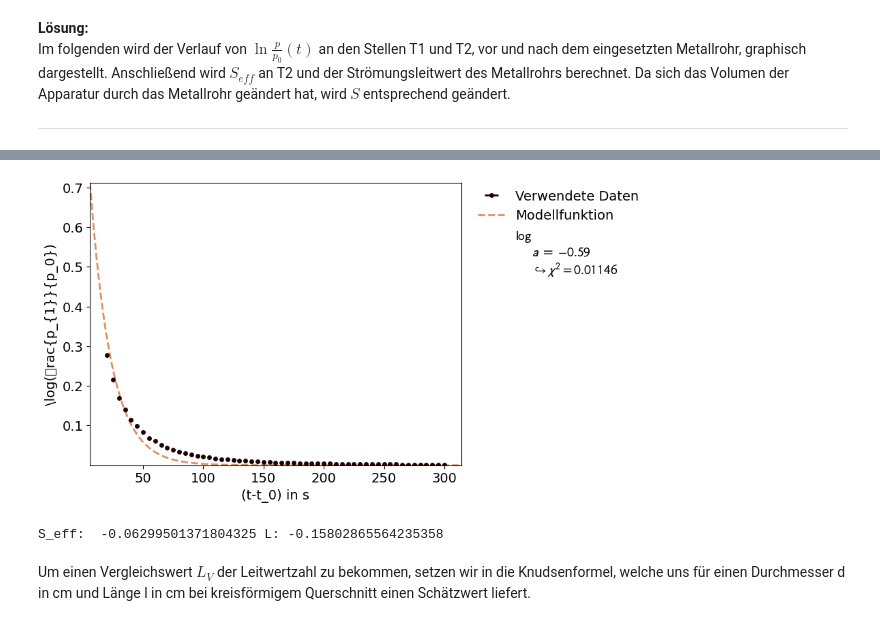
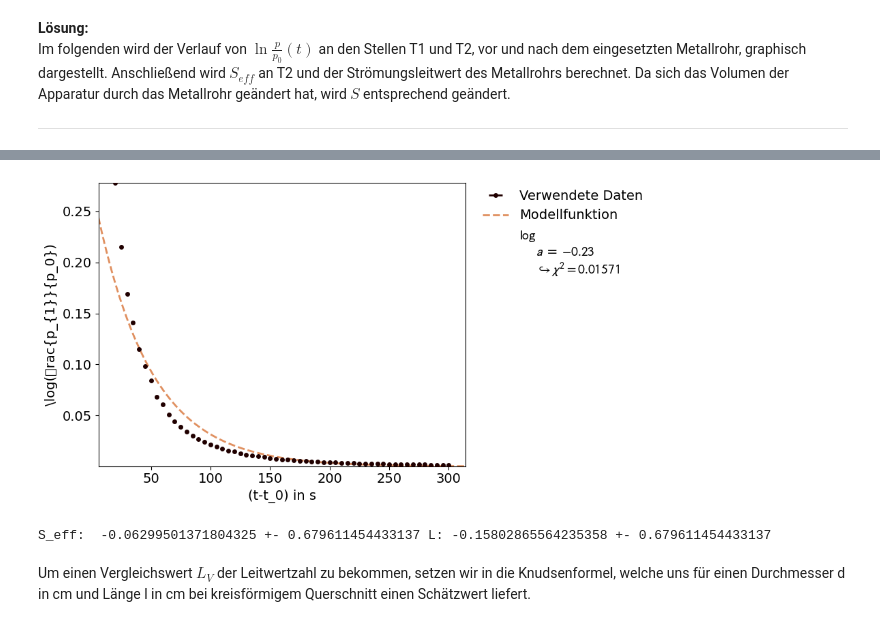
Before and after one commit to thexwon/Praktikum2KlassPhysKIT, a Jupyter notebook: Vakuum/Vakuum.ipynb, the cells around one changed output, grey strips where cells are left out. Cells and saved outputs as stored; diff of their text form; code cells hidden in the pictures.

```diff
--- a/Vakuum/Vakuum.ipynb
+++ b/Vakuum/Vakuum.ipynb
@@ -215,7 +234,7 @@ S_i = -np.log(T1/p0)*V/t
 
 xy_data = XYContainer(tn[3:],T1[3:])
 def exp(x,a=0):
-    return p0 * np.exp(a/V*x)
+    return T1[3] * np.exp(a/V*x)
 line_fit=Fit(data=xy_data,model_function=exp)
 line_fit.do_fit()
 line_fit.assign_parameter_names(x='t',a='a')
@@ -310,37 +346,39 @@ plt.show()
 
 xy_data = XYContainer(tn[3:],T1[3:])
 def exp(x,a=0):
-    return p0 * np.exp(a/V*x)
+    return T1[3] * np.exp(a/V*x)
 line_fit=Fit(data=xy_data,model_function=exp)
 line_fit.do_fit()
 line_fit.assign_parameter_names(x='t',a='a')
 line_fit.assign_model_function_expression('log')
 line_fit.assign_model_function_expression("{a} * {x}")
 #line_fit.report()
 
 line_fit.assign_parameter_latex_names(x='t-t0', a='a')
 line_fit.assign_model_function_latex_name('\log{\frac{p_{1}}{p_0}}')
 line_fit.assign_model_function_latex_expression('{a} \\cdot {x}')
 
 
 line_fit.data_container.label = "Verwendete Daten"
 line_fit.model_label = "Modellfunktion"
 
 line_fit.data_container.axis_labels = ["(t-t_0) in s","\log(\frac{p_{1}}{p_0})"]
 
 plot = Plot(fit_objects= line_fit)
 plot.plot()
 plt.show()
 
 S = -0.59 # ändern, wert aus fit
 S_eff = S * T1/T2
 L = S_eff * T2/(T2-T1)
 S_eff_mean = np.mean(S_eff)
 L_mean = np.mean(L)
-print("S_eff: ", S_eff_mean,"L:",L_mean)
+S_eff_std = np.std(S_eff)
+L_std = np.std(L)
+print("S_eff: ", S_eff_mean ,"+-",L_std ,"L:",L_mean,"+-",L_std)
 # %% [output]
-[figure, old version]
+[figure, new version]
-S_eff:  -0.06299501371804325 L: -0.15802865564235358
+S_eff:  -0.06299501371804325 +- 0.679611454433137 L: -0.15802865564235358 +- 0.679611454433137
 # %% [markdown]
 Um einen Vergleichswert $L_V$ der Leitwertzahl zu bekommen, setzen wir in die Knudsenformel, welche uns für einen Durchmesser d in cm und Länge l in cm bei kreisförmigem Querschnitt einen Schätzwert liefert.
 # %%
```
Also changed, not shown: parts of 14 cells of this notebook, 2 other files.
